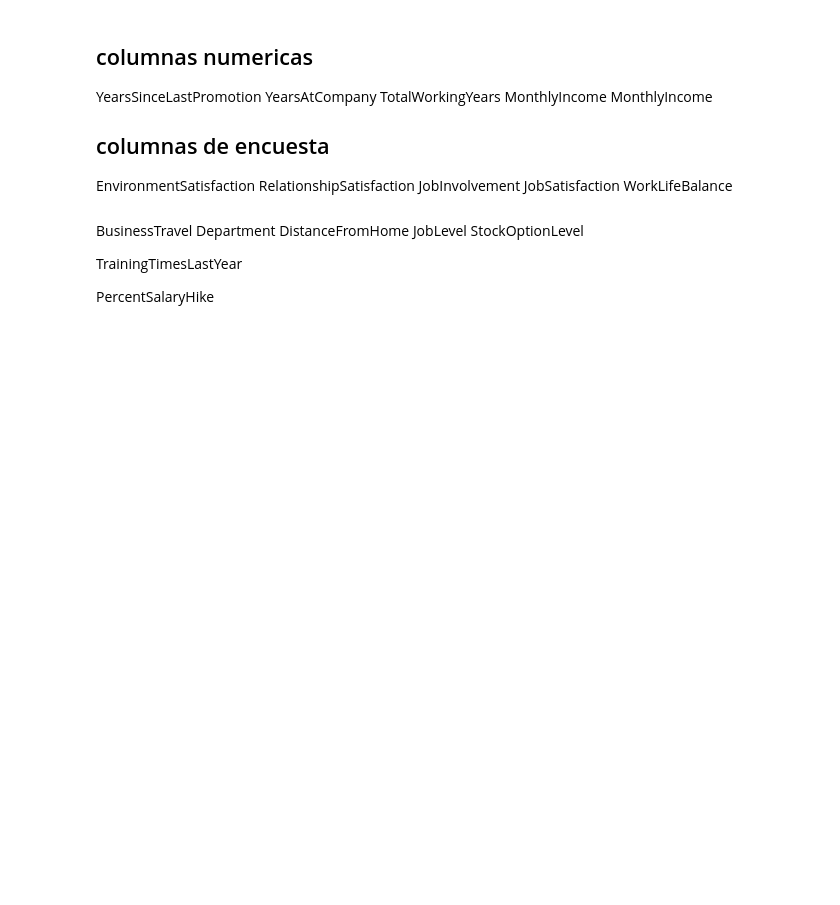
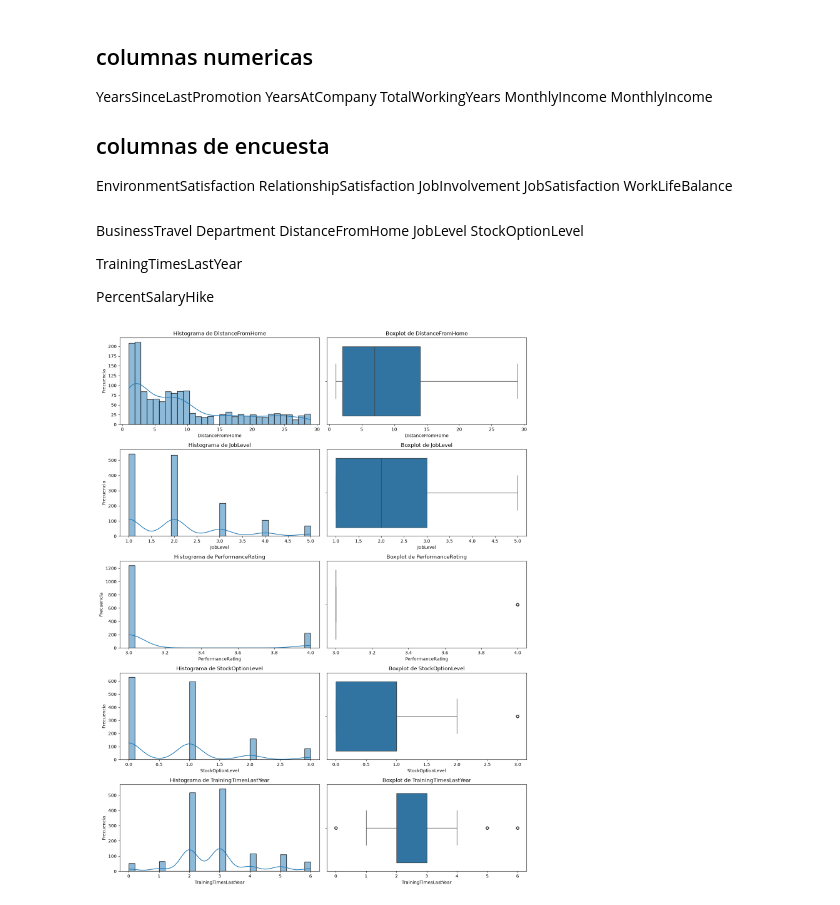
Before and after one commit to Adalab/project-da-promo-67-modulo-3-team-2, a Jupyter notebook: Analisis.ipynb, the cells around one changed output. Cells and saved outputs as stored; diff of their text form; code cells hidden in the pictures; blank space fills up the shorter version.

Commit message:
separacion variables numericas en listas diferentes y visualizacion de todas en histograma y grafico de bigotes

```diff
--- a/Analisis.ipynb
+++ b/Analisis.ipynb
@@ -260,43 +263,46 @@ StockOptionLevel
 TrainingTimesLastYear
 
 PercentSalaryHike
+# %%
+#División de variables numéricas en diferentes listas, para mejorar la visualización
+
+variables_numericas1 = ['DistanceFromHome','JobLevel','PerformanceRating','StockOptionLevel','TrainingTimesLastYear']
+variables_numericas2= ['Age', 'Education','NumCompaniesWorked']
+variables_encuesta = ['EnvironmentSatisfaction', 'JobInvolvement','JobSatisfaction','RelationshipSatisfaction','WorkLifeBalance']
+variables_salario = ['DailyRate','HourlyRate', 'MonthlyRate','MonthlyIncome','PercentSalaryHike']
+variables_tiempo = [ 'TotalWorkingYears','YearsAtCompany','YearsInCurrentRole','YearsSinceLastPromotion','YearsWithCurrManager']
 # %%
-# CODIGO EJEMPLO BEA
-#Visualización de las tres variables
+#Visualización de variables_numericas1
 
-variables_vuelos = [
-    "flights_booked",
-    "flights_with_companions",
-    "total_flights"
-]
+fig, axes = plt.subplots(nrows=5, ncols=2, figsize=(14, 18))
 
-fig, axes = plt.subplots(nrows=3, ncols=2, figsize=(14, 12))
-
-for i, variable in enumerate(variables_vuelos):
+for i, variable in enumerate(variables_numericas1):
 
     # Histograma
     sns.histplot(
         data=df_final,
         x=variable,
         bins=30,
         kde=True,
         ax=axes[i, 0]
     )
 
     axes[i, 0].set_title(f"Histograma de {variable}")
     axes[i, 0].set_xlabel(variable)
     axes[i, 0].set_ylabel("Frecuencia")
 
 
     # Boxplot
     sns.boxplot(
         data=df_final,
         x=variable,
         ax=axes[i, 1]
     )
 
     axes[i, 1].set_title(f"Boxplot de {variable}")
     axes[i, 1].set_xlabel(variable)
 
 plt.tight_layout()
 plt.show()
+# %% [output]
+[figure, added]
```
Also changed, not shown: parts of 6 cells of this notebook.
